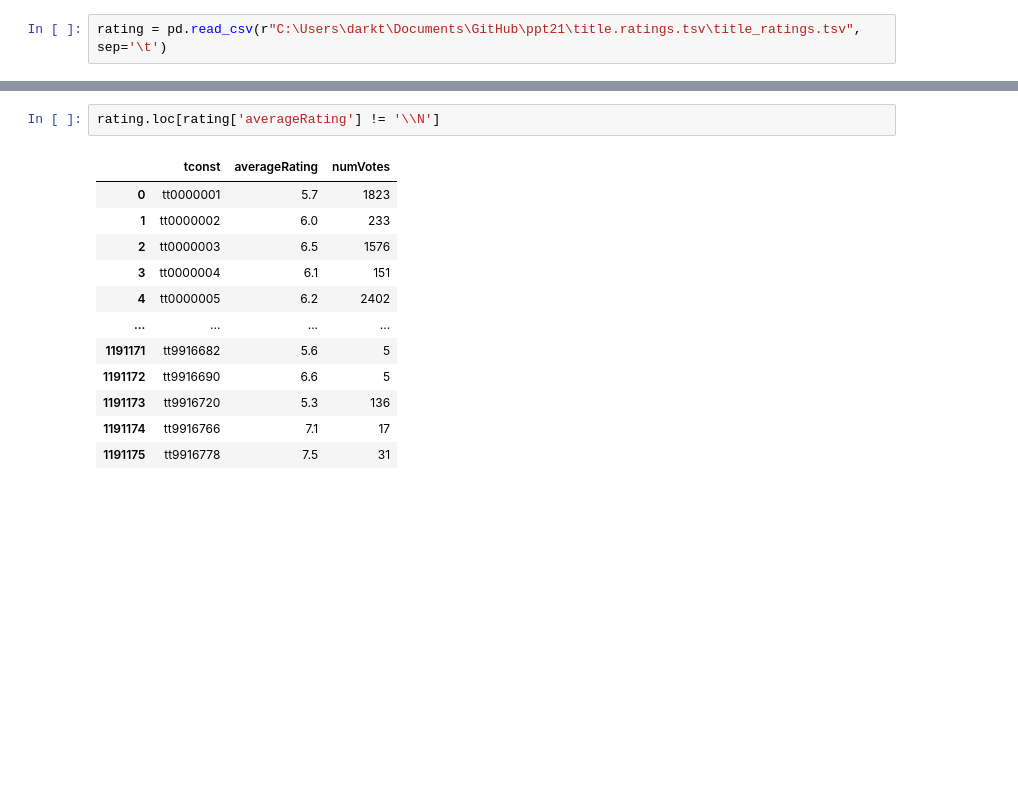
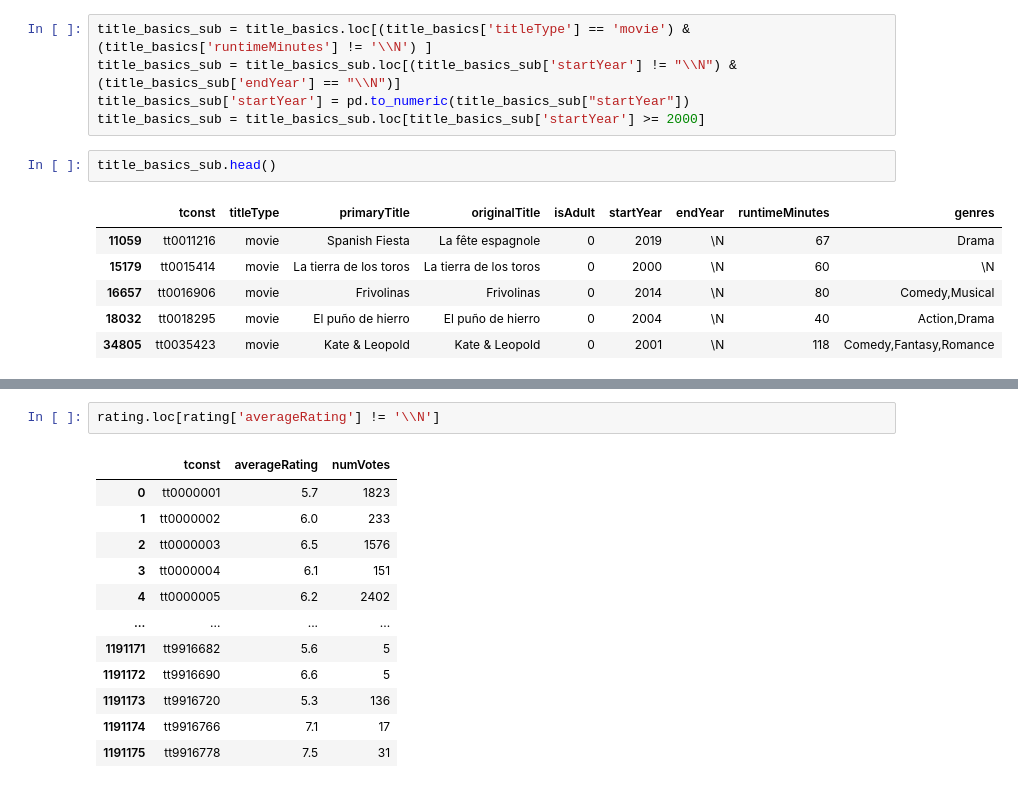
Before and after one commit to HYOB99/MovieRecSite, a Jupyter notebook: exploratory.ipynb, the cells around one changed output, grey strips where cells are left out. Drawn from its saved outputs; the diff is of its cells as text; blank space fills up the shorter version.

```diff
--- a/exploratory.ipynb
+++ b/exploratory.ipynb
@@ -5,2 +8,14 @@ df = pd.read_csv(r"C:\Users\darkt\Documents\GitHub\ppt21\title.basics.tsv\title_
-# %%
-rating = pd.read_csv(r"C:\Users\darkt\Documents\GitHub\ppt21\title.ratings.tsv\title_ratings.tsv", sep='\t')
+# %%
+title_basics_sub = title_basics.loc[(title_basics['titleType'] == 'movie') & (title_basics['runtimeMinutes'] != '\\N') ]
+title_basics_sub = title_basics_sub.loc[(title_basics_sub['startYear'] != "\\N") & (title_basics_sub['endYear'] == "\\N")]
+title_basics_sub['startYear'] = pd.to_numeric(title_basics_sub["startYear"])
+title_basics_sub = title_basics_sub.loc[title_basics_sub['startYear'] >= 2000]
+# %%
+title_basics_sub.head()
+# %% [output]
+|  | tconst | titleType | primaryTitle | originalTitle | isAdult | startYear | endYear | runtimeMinutes | genres |
+| 11059 | tt0011216 | movie | Spanish Fiesta | La fête espagnole | 0 | 2019 | \N | 67 | Drama |
+| 15179 | tt0015414 | movie | La tierra de los toros | La tierra de los toros | 0 | 2000 | \N | 60 | \N |
+| 16657 | tt0016906 | movie | Frivolinas | Frivolinas | 0 | 2014 | \N | 80 | Comedy,Musical |
+| 18032 | tt0018295 | movie | El puño de hierro | El puño de hierro | 0 | 2004 | \N | 40 | Action,Drama |
+| 34805 | tt0035423 | movie | Kate & Leopold | Kate & Leopold | 0 | 2001 | \N | 118 | Comedy,Fantasy,Romance |
```
Also changed, not shown: parts of 8 cells of this notebook.
